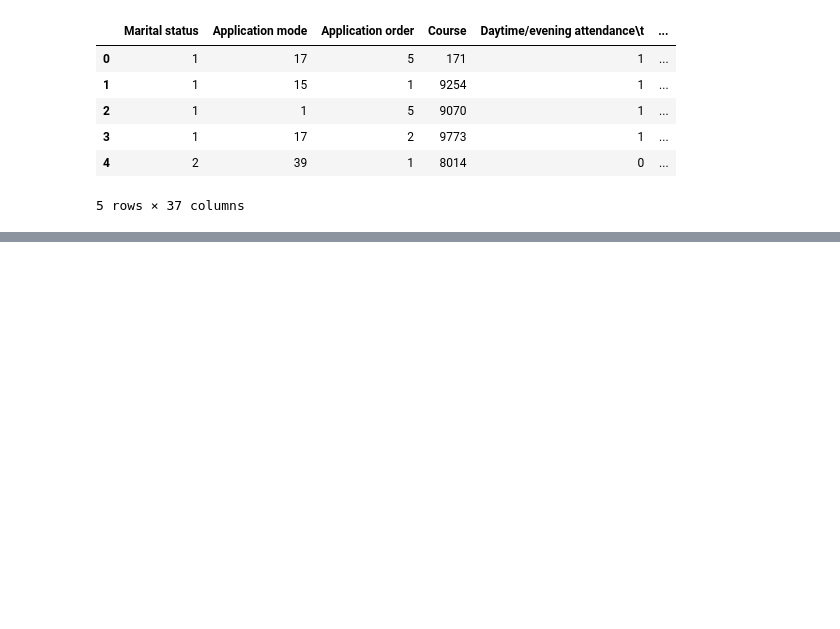
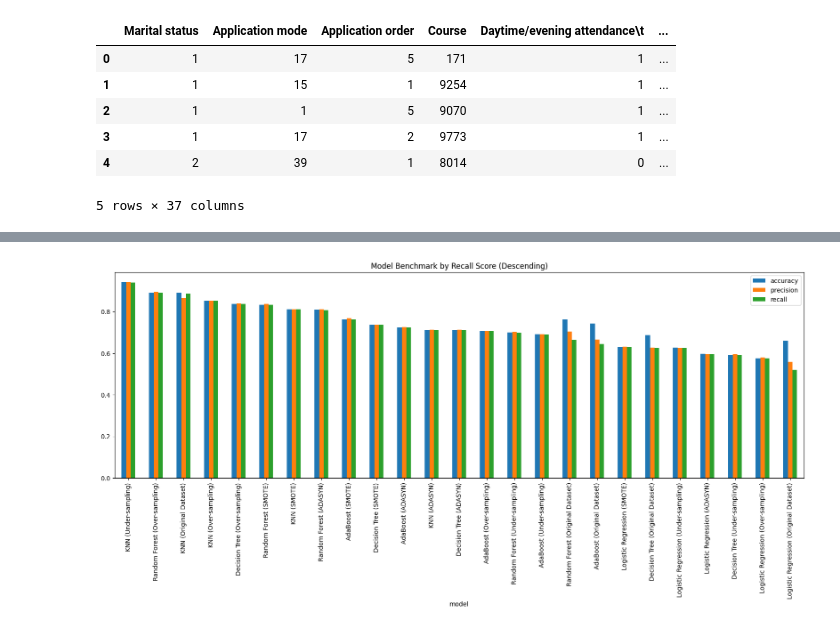
Before and after one commit to aliifam/ppd, a Jupyter notebook: ppd/pekan9/tugas2.ipynb, the cells around one changed output, grey strips where cells are left out. Drawn from its saved outputs; the diff is of its cells as text; code cells hidden in the pictures; blank space fills up the shorter version.

```diff
--- a/ppd/pekan9/tugas2.ipynb
+++ b/ppd/pekan9/tugas2.ipynb
@@ -624,0 +828,13 @@ Recall: 0.7103527022304753
+# %%
+# visualizing all models performance
+import matplotlib.pyplot as plt
+
+df_benchmark = pd.DataFrame(benchmark)
+df_benchmark.set_index('model', inplace=True)
+# urutan model berdasarkan yang terbaik
+df_benchmark = df_benchmark.sort_values(by='recall', ascending=False)
+df_benchmark.plot(kind='bar', figsize=(20, 6))
+plt.title('Model Benchmark by Recall Score (Descending)')
+plt.show()
+# %% [output]
+[figure, added]
```
Also changed, not shown: parts of 53 cells of this notebook.
